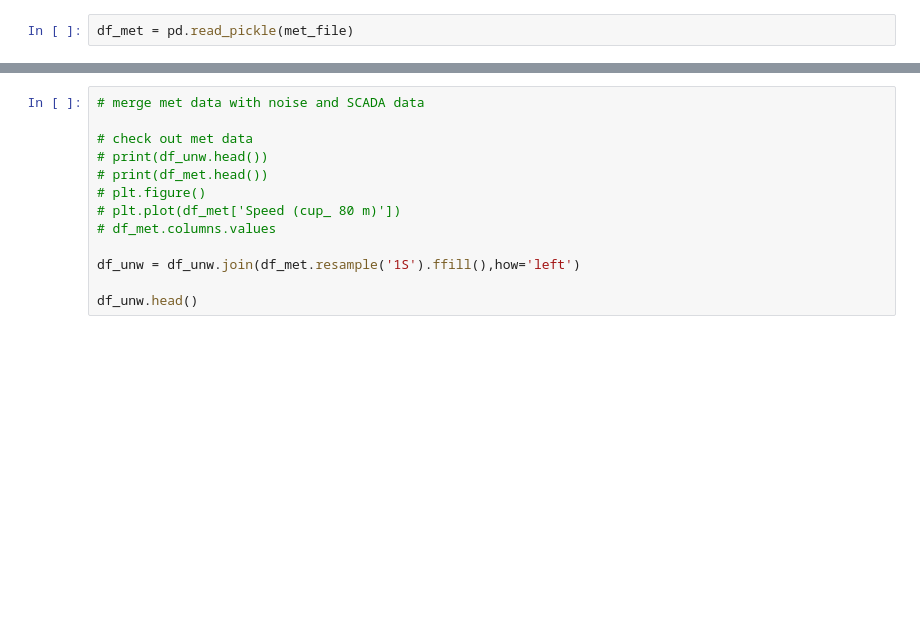
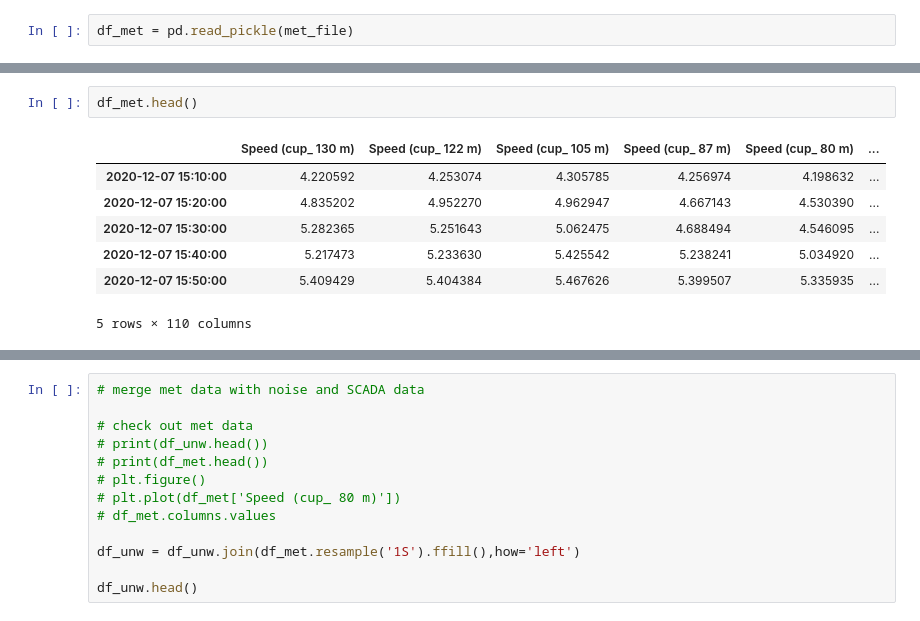
Before and after one commit to nhamilto/Aeroacoustics, a Jupyter notebook: coderepo/working_dir/plot_SPL_spectra.ipynb, the cells around one changed output, grey strips where cells are left out. Cells and saved outputs as stored; diff of their text form; blank space fills up the shorter version.

```diff
--- a/coderepo/working_dir/plot_SPL_spectra.ipynb
+++ b/coderepo/working_dir/plot_SPL_spectra.ipynb
@@ -60,0 +92,10 @@ df_met = pd.read_pickle(met_file)
+# %%
+df_met.head()
+# %% [output]
+|  | Speed (cup_ 130 m) | Speed (cup_ 122 m) | Speed (cup_ 105 m) | Speed (cup_ 87 m) | Speed (cup_ 80 m) | ... |
+| 2020-12-07 15:10:00 | 4.220592 | 4.253074 | 4.305785 | 4.256974 | 4.198632 | ... |
+| 2020-12-07 15:20:00 | 4.835202 | 4.952270 | 4.962947 | 4.667143 | 4.530390 | ... |
+| 2020-12-07 15:30:00 | 5.282365 | 5.251643 | 5.062475 | 4.688494 | 4.546095 | ... |
+| 2020-12-07 15:40:00 | 5.217473 | 5.233630 | 5.425542 | 5.238241 | 5.034920 | ... |
+| 2020-12-07 15:50:00 | 5.409429 | 5.404384 | 5.467626 | 5.399507 | 5.335935 | ... |
+5 rows × 110 columns
```
Also changed, not shown: parts of 22 cells of this notebook, 1 other file.
